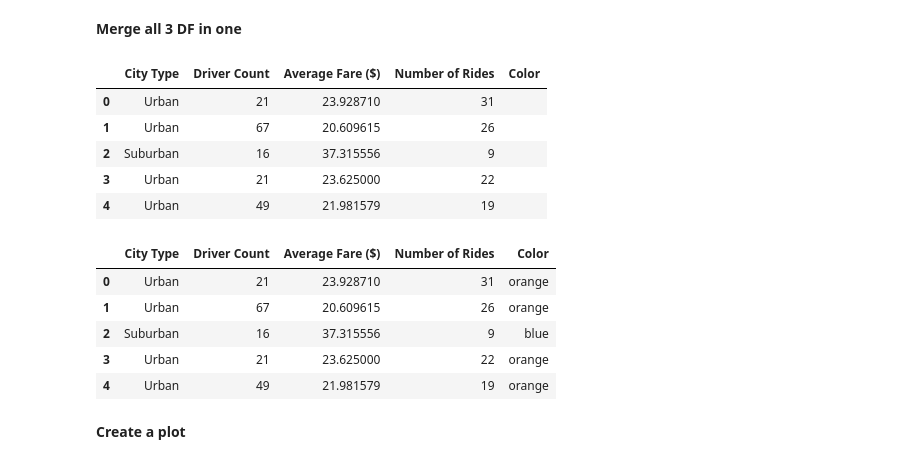
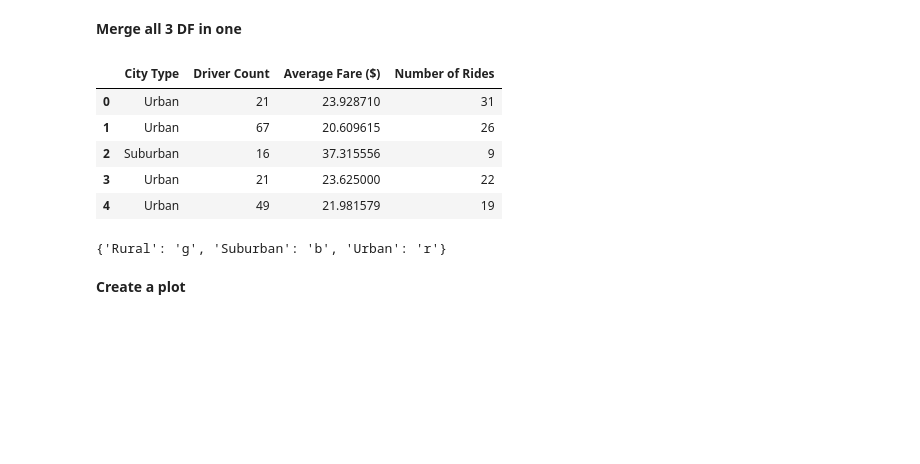
Before and after one commit to Gryazzz/Pyber_Ride_Sharing_Matplotlib, a Jupyter notebook: Pyber.ipynb, the cells around one changed output. Drawn from its saved outputs; the diff is of its cells as text; code cells hidden in the pictures; blank space fills up the shorter version.

```diff
--- a/Pyber.ipynb
+++ b/Pyber.ipynb
@@ -41,13 +42,25 @@ merge1 = pd.merge(struct_city, fare, on='city')
 allmerged = pd.merge(merge1, tot_rides, on='city')
 allmerged.drop('city', axis=1, inplace=True)
 allmerged.columns = ['City Type', 'Driver Count', 'Average Fare ($)', 'Number of Rides']
-allmerged = allmerged.assign(Color= '')
 #allmerged['Average Fare'] = allmerged['Average Fare'].map("{:,.2f}".format)
-allmerged.head()
-# %% [output]
-|  | City Type | Driver Count | Average Fare ($) | Number of Rides | Color |
-| 0 | Urban | 21 | 23.928710 | 31 |  |
-| 1 | Urban | 67 | 20.609615 | 26 |  |
-| 2 | Suburban | 16 | 37.315556 | 9 |  |
-| 3 | Urban | 21 | 23.625000 | 22 |  |
-| 4 | Urban | 49 | 21.981579 | 19 |  |
+# %%
+# Create a copy to do whatever I want with it
+forplot = allmerged.copy()
+forplot.head()
+# %% [output]
+|  | City Type | Driver Count | Average Fare ($) | Number of Rides |
+| 0 | Urban | 21 | 23.928710 | 31 |
+| 1 | Urban | 67 | 20.609615 | 26 |
+| 2 | Suburban | 16 | 37.315556 | 9 |
+| 3 | Urban | 21 | 23.625000 | 22 |
+| 4 | Urban | 49 | 21.981579 | 19 |
+# %%
+citytype = {}
+counter = 0
+colorcycle = cycle('boycrg')
+for i in forplot['City Type']:
+    citytype[i] = next(colorcycle)
+    counter +=1
+citytype
+# %% [output]
+{'Rural': 'g', 'Suburban': 'b', 'Urban': 'r'}
@@ -65,13 +86,3 @@ for i in allmerged['City Type']:
-# %%
-allmerged.head()
-# Find out why color doesn't change
-# %% [output]
-|  | City Type | Driver Count | Average Fare ($) | Number of Rides | Color |
-| 0 | Urban | 21 | 23.928710 | 31 | orange |
-| 1 | Urban | 67 | 20.609615 | 26 | orange |
-| 2 | Suburban | 16 | 37.315556 | 9 | blue |
-| 3 | Urban | 21 | 23.625000 | 22 | orange |
-| 4 | Urban | 49 | 21.981579 | 19 | orange |
 # %% [markdown]
 **Create a plot**
 # %%
```
Also changed, not shown: parts of 6 cells of this notebook.
